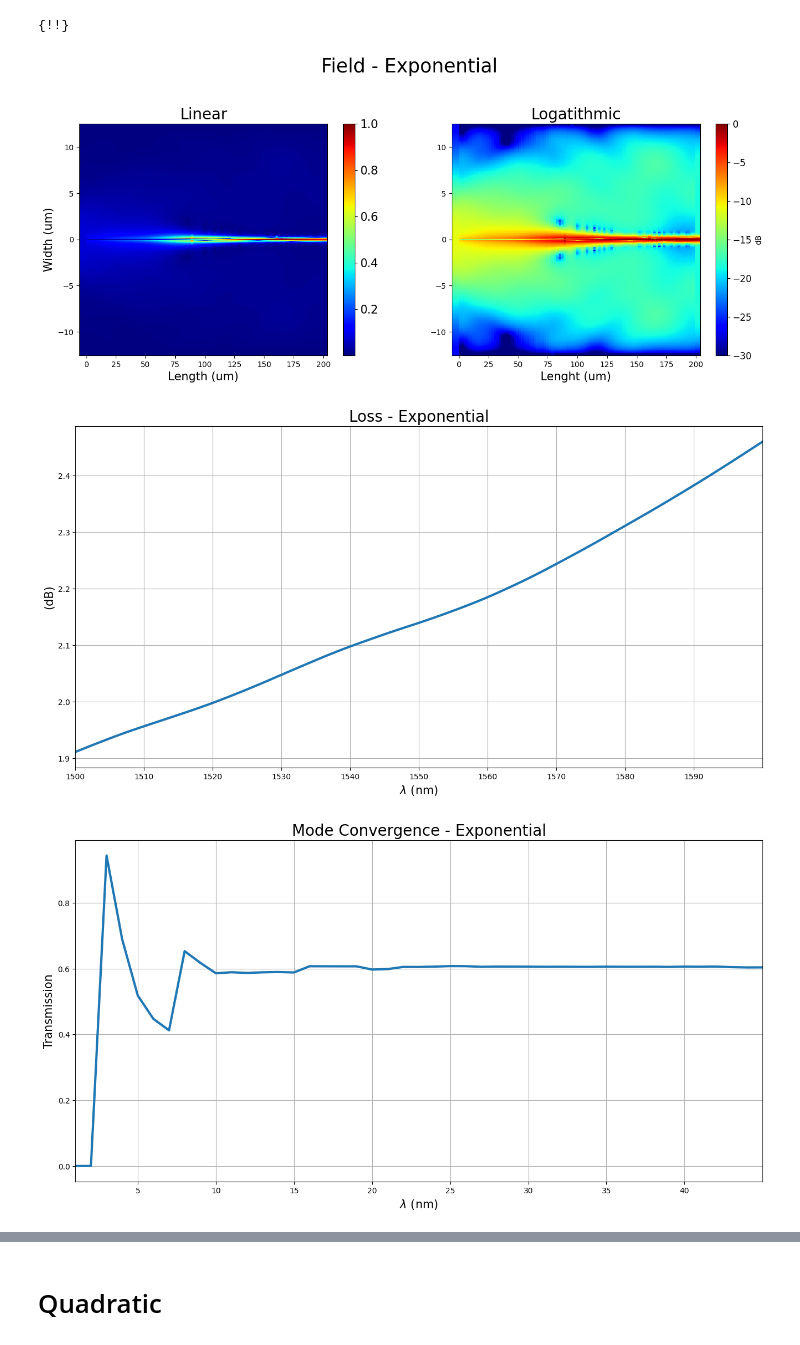
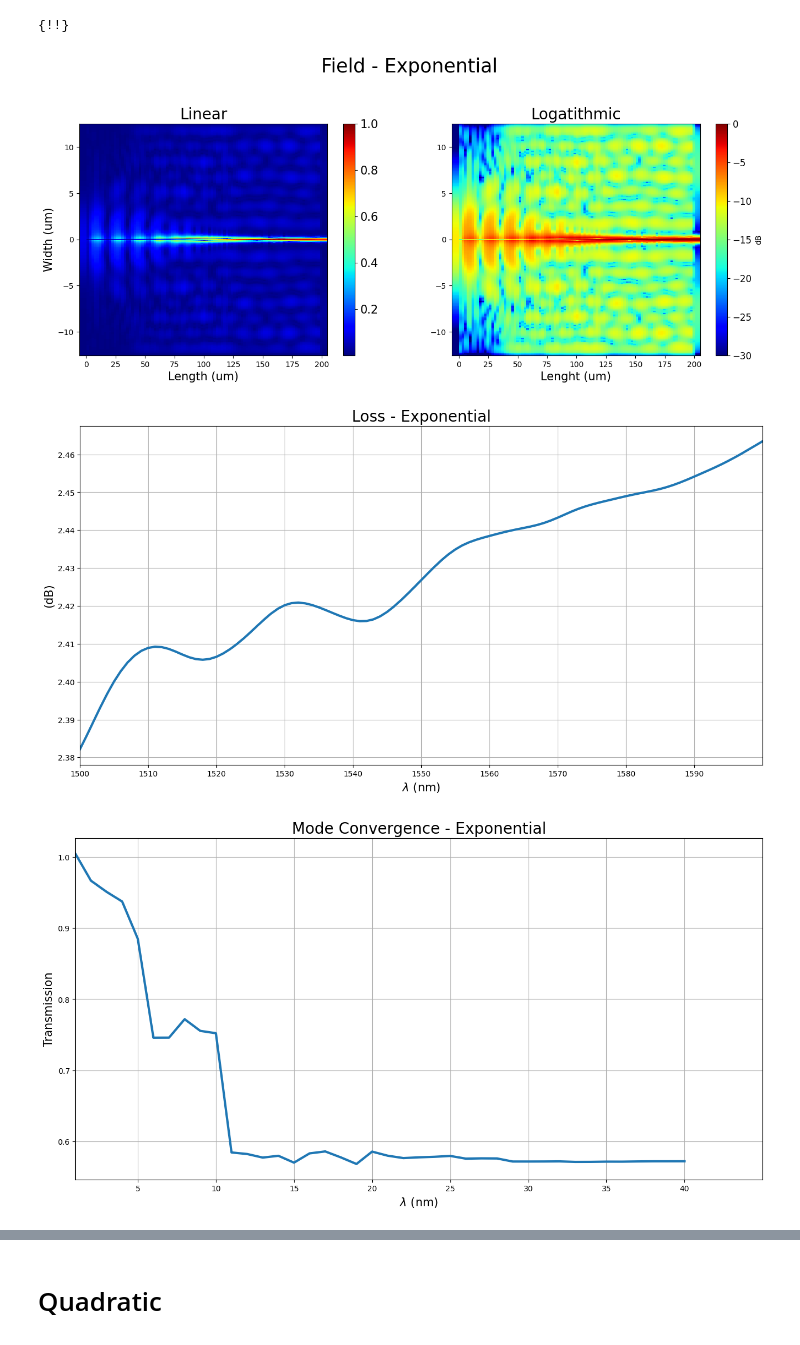
Before and after one commit to Leoopessoa/Edge-Coupler, a Jupyter notebook: Simulation/Components Assembly.ipynb, the cells around one changed output, grey strips where cells are left out. Drawn from its saved outputs; the diff is of its cells as text; code cells hidden in the pictures.

```diff
--- a/Simulation/Components Assembly.ipynb
+++ b/Simulation/Components Assembly.ipynb
@@ -61,12 +61,13 @@ c0 = 299792458
 
 width = 0.04e-6
 length = 200e-6
-N = 200
+N = 100
 
 time = 5e-12
 
 yspan = 25e-6
-zspan = 25e-6
+zspan = 15e-6
+substratez = 4e-6 + height
 
 fdtd = 0 # if 0 to open mode and generate eme, 1 to open and generate FDTD
 # %% [markdown]
@@ -216,7 +219,7 @@ if fdtd:
         'y span'          : yspan,
         'mesh accuracy'   : 2,
         'y min bc'        : 'PML',
-        'z min bc'        : 'PML',
+        'z min bc'        : 'Symmetric',
         'y max bc'        : 'PML',
         'z max bc'        : 'PML',
         'simulation time' : time
@@ -248,11 +251,11 @@ else:
     lum.addeme()
     lum.set("allow custom eigensolver settings",1)
     lum.set("number of cell groups",3)
-    lum.set("group spans",np.transpose([5e-6, length, 2.5e-6]))
+    lum.set("group spans",np.transpose([5e-6, length, 4e-6]))
     lum.set({
-        "cells"                   :np.transpose([1, 60, 1]),
+        "cells"                   :np.transpose([1,60, 1]),
         "subcell method"          :np.transpose([0, 1, 0]), # 0 = none,  1 = CVCS
-        "modes"                   :np.transpose([5, 45, 5]),
+        "modes"                   :np.transpose([6, 40, 6]),
         "x min"                   :-5e-6,
         "y"                       :0,
         "y span"                  :yspan,
@@ -290,7 +293,7 @@ else:
     lum.set({"use full simulation span" :0,
         "y span"                        :yspan,
         "z span"                        :zspan,
-        "z"                             :height/2
+        "z"                             :height/2,
     })
 
     lum.addmesh()
@@ -665,7 +611,7 @@ if fdtd:
         'y span'          : yspan,
         'mesh accuracy'   : 2,
         'y min bc'        : 'PML',
-        'z min bc'        : 'PML',
+        'z min bc'        : 'Symmetric',
         'y max bc'        : 'PML',
         'z max bc'        : 'PML',
         'simulation time' : time
@@ -697,11 +643,11 @@ else:
     lum.addeme()
     lum.set("allow custom eigensolver settings",1)
     lum.set("number of cell groups",3)
-    lum.set("group spans",np.transpose([5e-6, length, 2.5e-6]))
+    lum.set("group spans",np.transpose([5e-6, length, 4e-6]))
     lum.set({
-        "cells"                   :np.transpose([1, 60, 1]),
+        "cells"                   :np.transpose([1,100, 1]),
         "subcell method"          :np.transpose([0, 1, 0]), # 0 = none,  1 = CVCS
-        "modes"                   :np.transpose([5, 45, 5]),
+        "modes"                   :np.transpose([6, 40, 6]),
         "x min"                   :-5e-6,
         "y"                       :0,
         "y span"                  :yspan,
@@ -739,7 +685,7 @@ else:
     lum.set({"use full simulation span" :0,
         "y span"                        :yspan,
         "z span"                        :zspan,
-        "z"                             :height/2
+        "z"                             :height/2,
     })
 
     lum.addmesh()
@@ -762,6 +708,7 @@ else:
 {!!}
 # %%
 # Plot Linear and Log TE Mode Field Monitor Graph
+lum.emepropagate()
 
 figure4 = plt.figure(figsize=(16, 12), edgecolor= 'white', facecolor= 'white')
 
@@ -773,34 +720,34 @@ y = field['y']
 E = field['E']
 
 E = np.sqrt(E[:,:,0,:,0]**2 + E[:,:,0,:,1]**2 + E[:,:,0,:,2]**2)
 E = np.transpose(abs(E[:,:,0]))
 np.shape(x[:,0])
 Elog = 10*np.log10(E/np.max(E))
 
 plt.suptitle('Field - Exponential', fontsize = 25)
 plt.subplot(221)
 plt.pcolormesh(x[:,0]*1e6,y[:,0]*1e6,E/np.max(E),cmap = 'jet')
 plt.xlabel('Length (um)',fontsize=15)
 plt.ylabel('Width (um)',fontsize=15)
 plt.yticks(fontsize=10)
 plt.xticks(fontsize=10)
 cbar = plt.colorbar()
 cbar.ax.tick_params(labelsize=15)
 plt.title("Linear", fontsize = 20)
 
 E = E/np.max(E)
 plt.subplot(222)
 plt.pcolormesh(x[:,0]*1e6,y[:,0]*1e6,Elog,cmap = 'jet', vmin = -30, vmax = 0)
 plt.xlabel('Lenght (um)',fontsize=15)
 plt.yticks(fontsize=10)
 plt.xticks(fontsize=10)
 cbar = plt.colorbar(label='dB')
 cbar.ax.tick_params(labelsize=12)
 plt.title("Logatithmic", fontsize = 20)
 
 plt.savefig('../Documentation/Figures/FieldMonitor_Exponential')
 # %% [output]
-[figure, old version]
+[figure, new version]
 # %%
  # Getting results
 
@@ -823,7 +770,7 @@ else:
 # %%
 # Plotting transmission and insertion loss
 
-figure4 = plt.figure(figsize=(16,8))
+figure5 = plt.figure(figsize=(16,8))
 wavelength = np.linspace(1500,1600,len(T))
 plt.title('Loss - Exponential', size = 20)
 
@@ -837,11 +784,13 @@ plt.ylabel('(dB)', size = 15)
 plt.grid()
 plt.savefig('../Documentation/Figures/Loss_Exponential')
 # %% [output]
-[figure, old version]
+[figure, new version]
 # %%
 # Plotting Mode convergence
+# lum.setemeanalysis("mode convergence sweep",1)
+# lum.emesweep("mode convergence sweep")
 Smodes = lum.getemesweep('S_mode_convergence_sweep')
-Tmodes = (abs(Smodes['s12'])**2)
+Tmodes = (abs(Smodes['s21'])**2)
 modes = Smodes['modes']
 
 figure4 = plt.figure(figsize=(16,8))
@@ -858,5 +807,5 @@ plt.ylabel('Transmission', size = 15)
 plt.grid()
 plt.savefig('../Documentation/Figures/Mode_convergence_Exp')
 # %% [output]
-[figure, old version]
+[figure, new version]
 # %%
```
Also changed, not shown: parts of 22 cells of this notebook, 20 other files.
